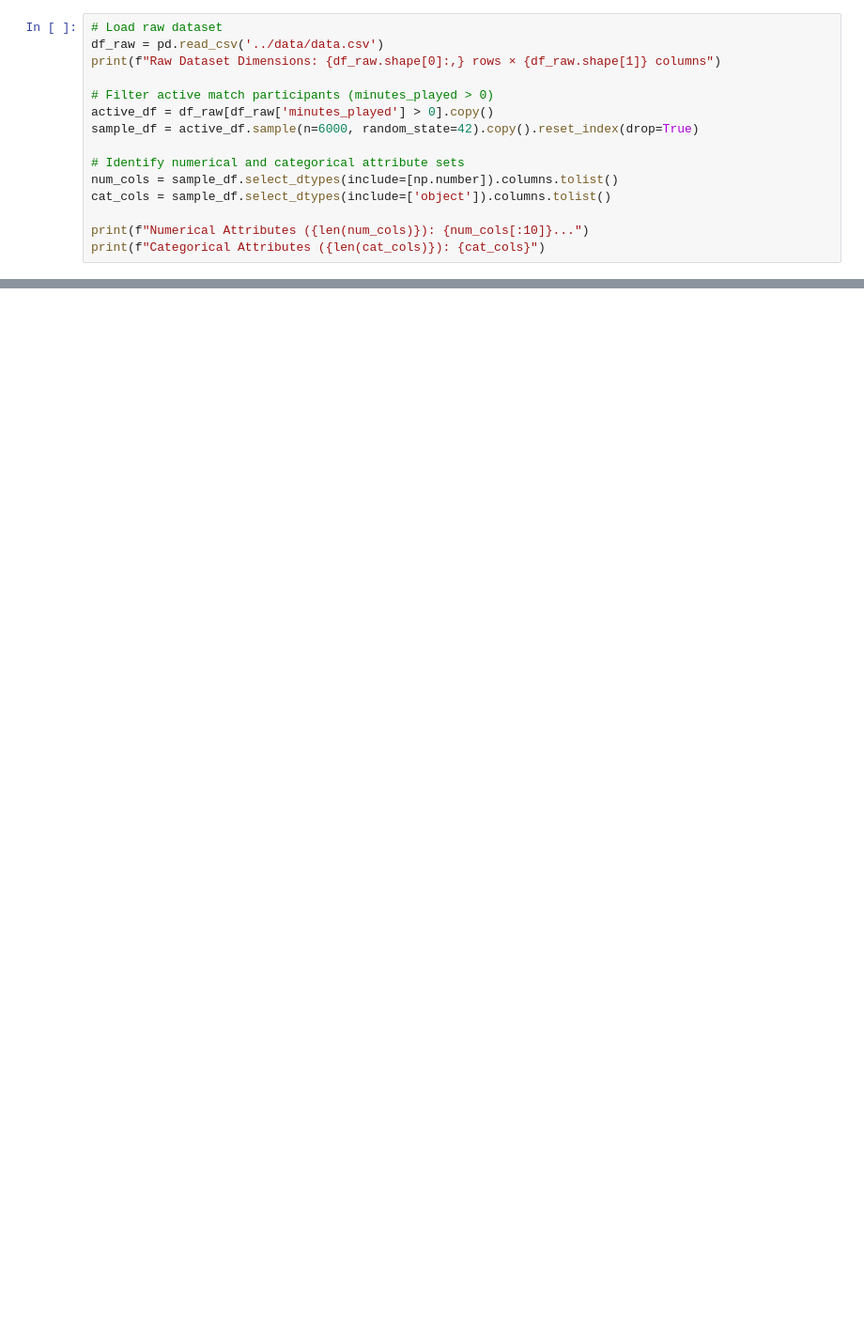
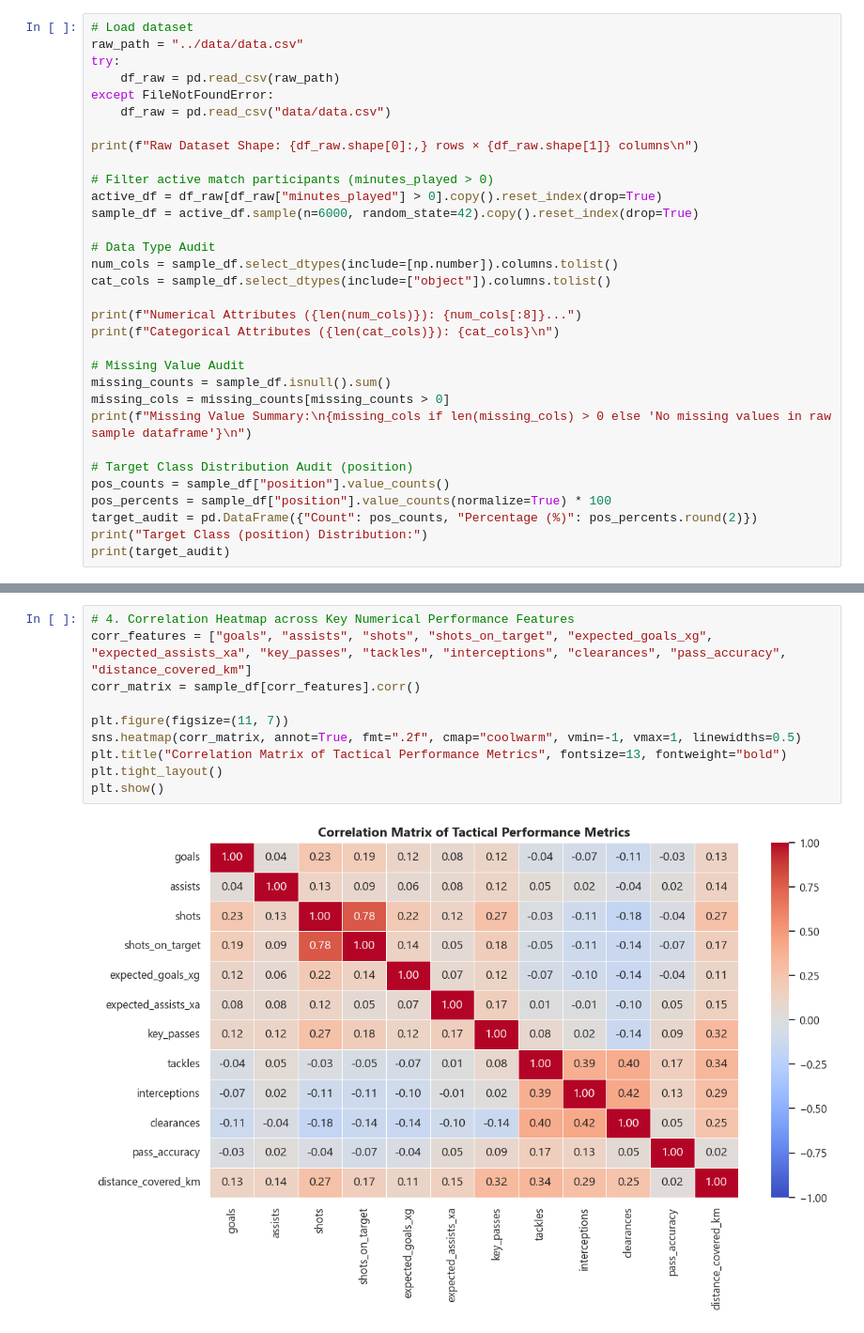
Before and after one commit to rohith24576/ML-FIFA-project, a Jupyter notebook: notebooks/preprocessing.ipynb, the cells around one changed output, grey strips where cells are left out. Shown at 94% size. Cells and saved outputs as stored; diff of their text form; blank space fills up the shorter version.

```diff
--- a/notebooks/preprocessing.ipynb
+++ b/notebooks/preprocessing.ipynb
@@ -42,16 +45,33 @@ We inspect both numeric performance metrics and categorical metadata features.
 # %%
-# Load raw dataset
-df_raw = pd.read_csv('../data/data.csv')
-print(f"Raw Dataset Dimensions: {df_raw.shape[0]:,} rows × {df_raw.shape[1]} columns")
+# Load dataset
+raw_path = "../data/data.csv"
+try:
+    df_raw = pd.read_csv(raw_path)
+except FileNotFoundError:
+    df_raw = pd.read_csv("data/data.csv")
+
+print(f"Raw Dataset Shape: {df_raw.shape[0]:,} rows × {df_raw.shape[1]} columns\n")
 
 # Filter active match participants (minutes_played > 0)
-active_df = df_raw[df_raw['minutes_played'] > 0].copy()
+active_df = df_raw[df_raw["minutes_played"] > 0].copy().reset_index(drop=True)
 sample_df = active_df.sample(n=6000, random_state=42).copy().reset_index(drop=True)
 
-# Identify numerical and categorical attribute sets
+# Data Type Audit
 num_cols = sample_df.select_dtypes(include=[np.number]).columns.tolist()
-cat_cols = sample_df.select_dtypes(include=['object']).columns.tolist()
+cat_cols = sample_df.select_dtypes(include=["object"]).columns.tolist()
 
-print(f"Numerical Attributes ({len(num_cols)}): {num_cols[:10]}...")
-print(f"Categorical Attributes ({len(cat_cols)}): {cat_cols}")
+print(f"Numerical Attributes ({len(num_cols)}): {num_cols[:8]}...")
+print(f"Categorical Attributes ({len(cat_cols)}): {cat_cols}\n")
+
+# Missing Value Audit
+missing_counts = sample_df.isnull().sum()
+missing_cols = missing_counts[missing_counts > 0]
+print(f"Missing Value Summary:\n{missing_cols if len(missing_cols) > 0 else 'No missing values in raw sample dataframe'}\n")
+
+# Target Class Distribution Audit (position)
+pos_counts = sample_df["position"].value_counts()
+pos_percents = sample_df["position"].value_counts(normalize=True) * 100
+target_audit = pd.DataFrame({"Count": pos_counts, "Percentage (%)": pos_percents.round(2)})
+print("Target Class (position) Distribution:")
+print(target_audit)
 # %% [output]
@@ -60,0 +172,12 @@ Categorical Attributes (14): ['player_id', 'player_name', 'nationality', 'team',
+# %%
+# 4. Correlation Heatmap across Key Numerical Performance Features
+corr_features = ["goals", "assists", "shots", "shots_on_target", "expected_goals_xg", "expected_assists_xa", "key_passes", "tackles", "interceptions", "clearances", "pass_accuracy", "distance_covered_km"]
+corr_matrix = sample_df[corr_features].corr()
+
+plt.figure(figsize=(11, 7))
+sns.heatmap(corr_matrix, annot=True, fmt=".2f", cmap="coolwarm", vmin=-1, vmax=1, linewidths=0.5)
+plt.title("Correlation Matrix of Tactical Performance Metrics", fontsize=13, fontweight="bold")
+plt.tight_layout()
+plt.show()
+# %% [output]
+[figure, added]
```
Also changed, not shown: parts of 32 cells of this notebook.
